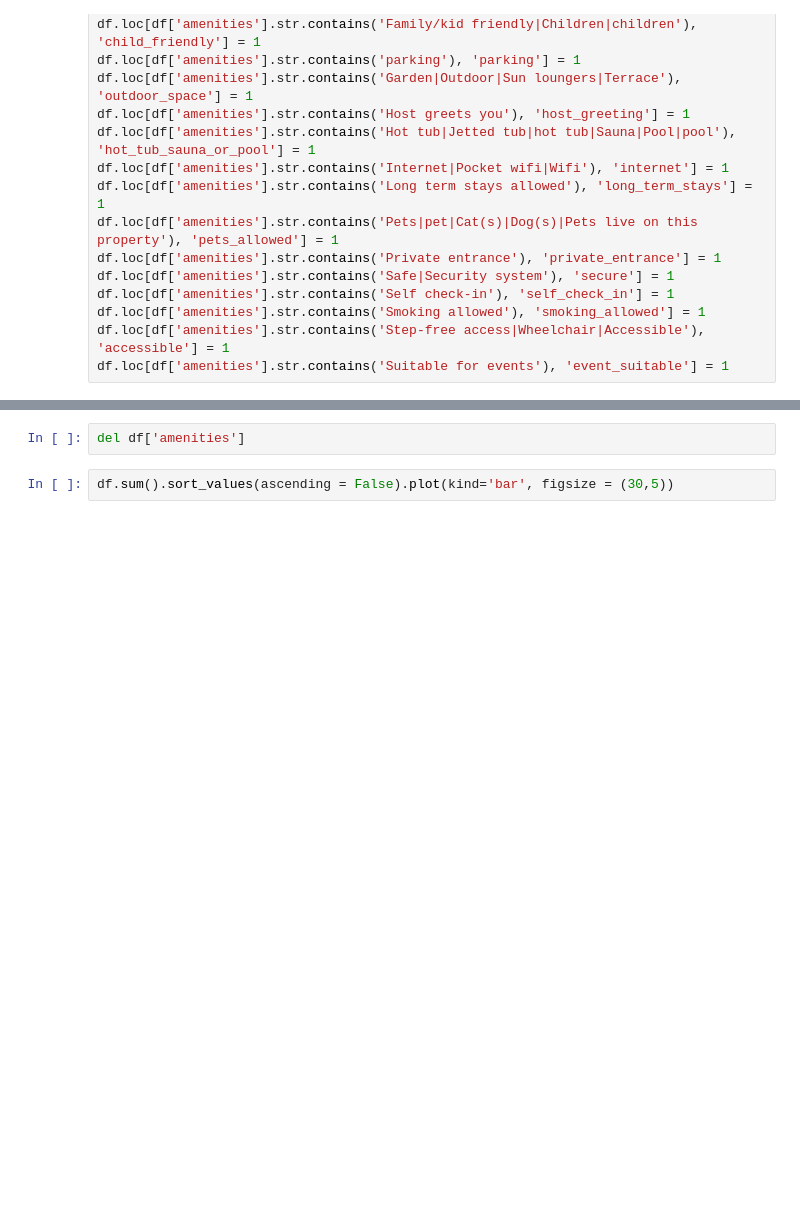
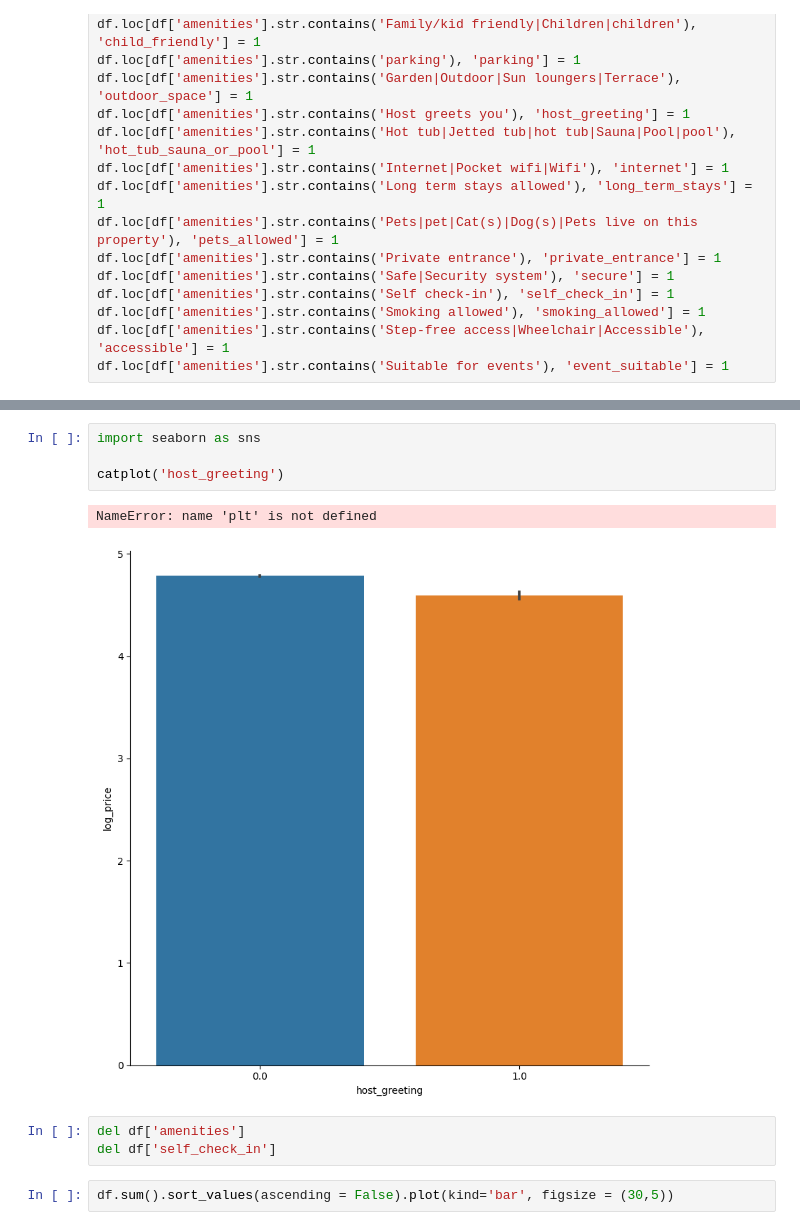
Before and after one commit to semasar/Final-Proje_Airbnb, a Jupyter notebook: data_preproccesing.ipynb, the cells around one changed output, grey strips where cells are left out. Cells and saved outputs as stored; diff of their text form; blank space fills up the shorter version.

```diff
--- a/data_preproccesing.ipynb
+++ b/data_preproccesing.ipynb
@@ -1485,5 +1540,13 @@ infrequent_amenities
+# %%
+import seaborn as sns
+
+catplot('host_greeting')
+# %% [output]
+NameError: name 'plt' is not defined
+[figure, added]
 # %%
 del df['amenities']
+del df['self_check_in']
 # %%
 df.sum().sort_values(ascending = False).plot(kind='bar', figsize = (30,5))
 # %% [markdown]
```
Also changed, not shown: parts of 8 cells of this notebook.
